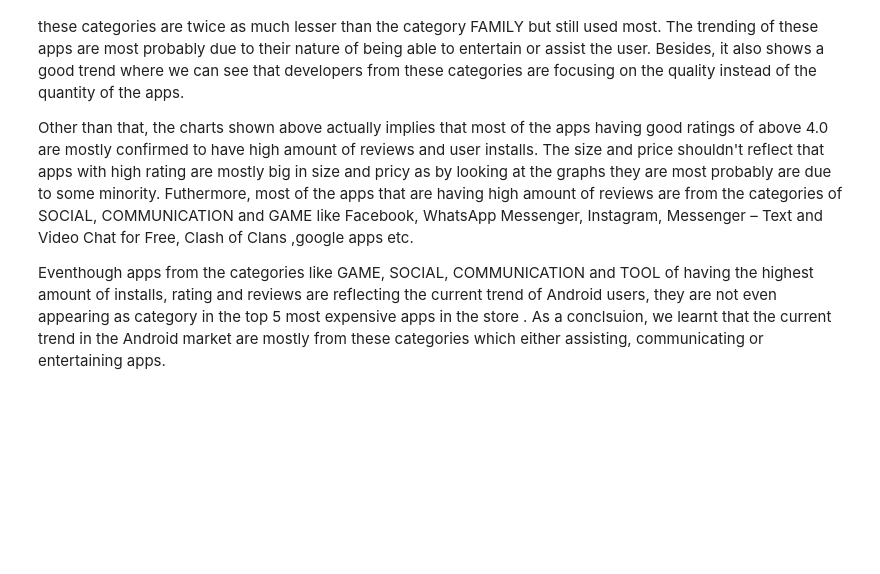
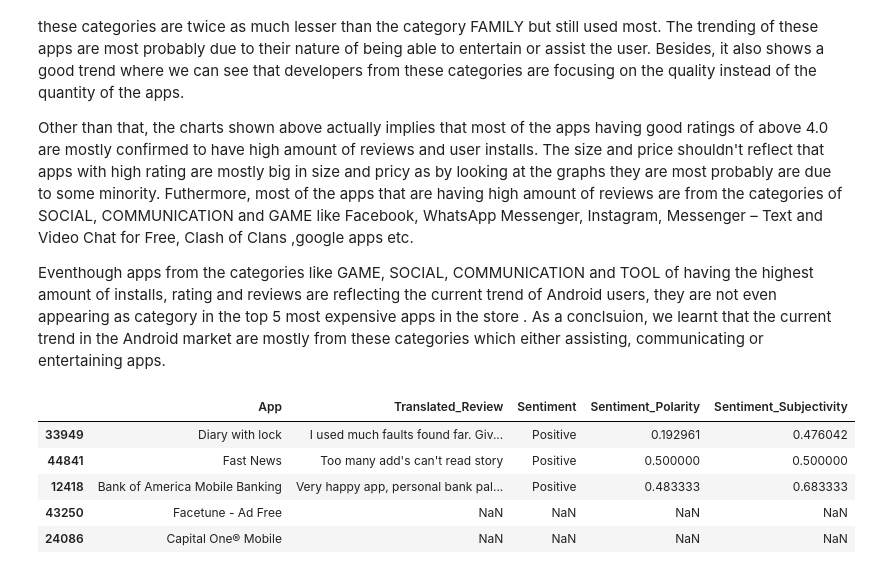
Before and after one commit to brahma102/Play-Store-App-Review-Analysis, a Jupyter notebook: Play_Store_App_Review_Analysis_Capstone_Project.ipynb, the cells around one changed output. Cells and saved outputs as stored; diff of their text form; code cells hidden in the pictures; blank space fills up the shorter version.

```diff
--- a/Play_Store_App_Review_Analysis_Capstone_Project.ipynb
+++ b/Play_Store_App_Review_Analysis_Capstone_Project.ipynb
@@ -515,3 +515,13 @@ Other than that, the charts shown above actually implies that most of the apps h
  The size and price   shouldn't reflect that apps with high rating are mostly big in size and pricy as by looking at the graphs they are most probably are due to some minority. Futhermore, most of the apps that are having high amount of reviews are from the categories of SOCIAL, COMMUNICATION and GAME like Facebook, WhatsApp Messenger, Instagram, Messenger – Text and Video Chat for Free, Clash of Clans ,google apps etc.
 
 Eventhough apps from the categories like GAME, SOCIAL, COMMUNICATION and TOOL of having the highest amount of installs, rating and reviews are reflecting the current trend of Android users, they are not even appearing as category in the top 5 most expensive apps in the store . As a conclsuion, we learnt that the current trend in the Android market are mostly from these categories which either assisting, communicating or entertaining apps.
+# %%
+#second datset
+df3.sample(5)
+# %% [output]
+|  | App | Translated_Review | Sentiment | Sentiment_Polarity | Sentiment_Subjectivity |
+| 33949 | Diary with lock | I used much faults found far. Giv... | Positive | 0.192961 | 0.476042 |
+| 44841 | Fast News | Too many add's can't read story | Positive | 0.500000 | 0.500000 |
+| 12418 | Bank of America Mobile Banking | Very happy app, personal bank pal... | Positive | 0.483333 | 0.683333 |
+| 43250 | Facetune - Ad Free | NaN | NaN | NaN | NaN |
+| 24086 | Capital One® Mobile | NaN | NaN | NaN | NaN |
```
Also changed, not shown: parts of 2 cells of this notebook.
